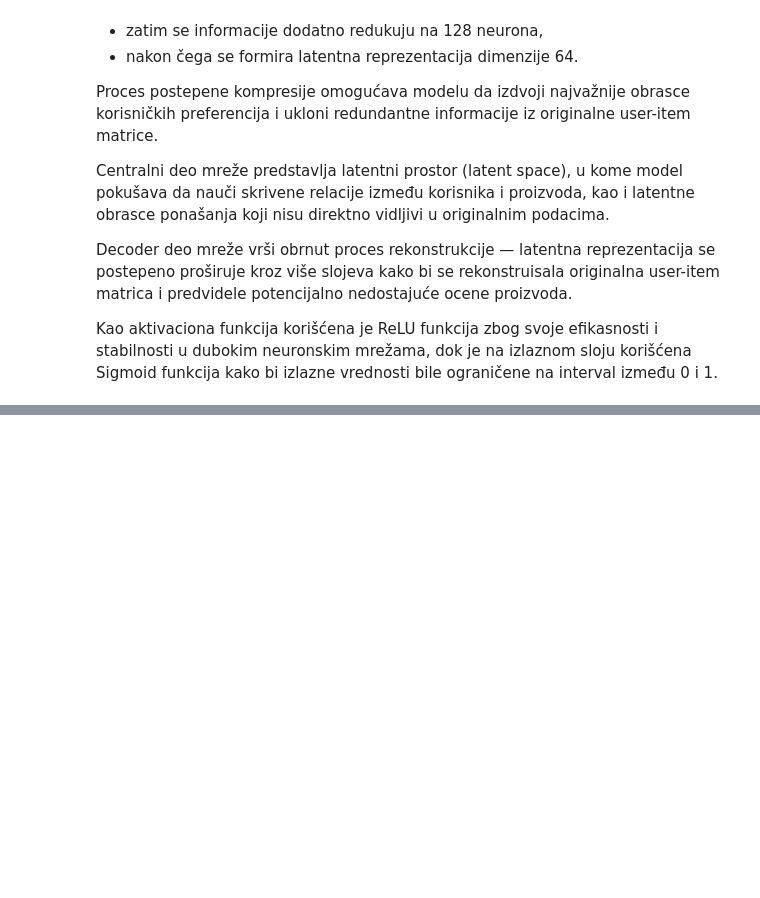
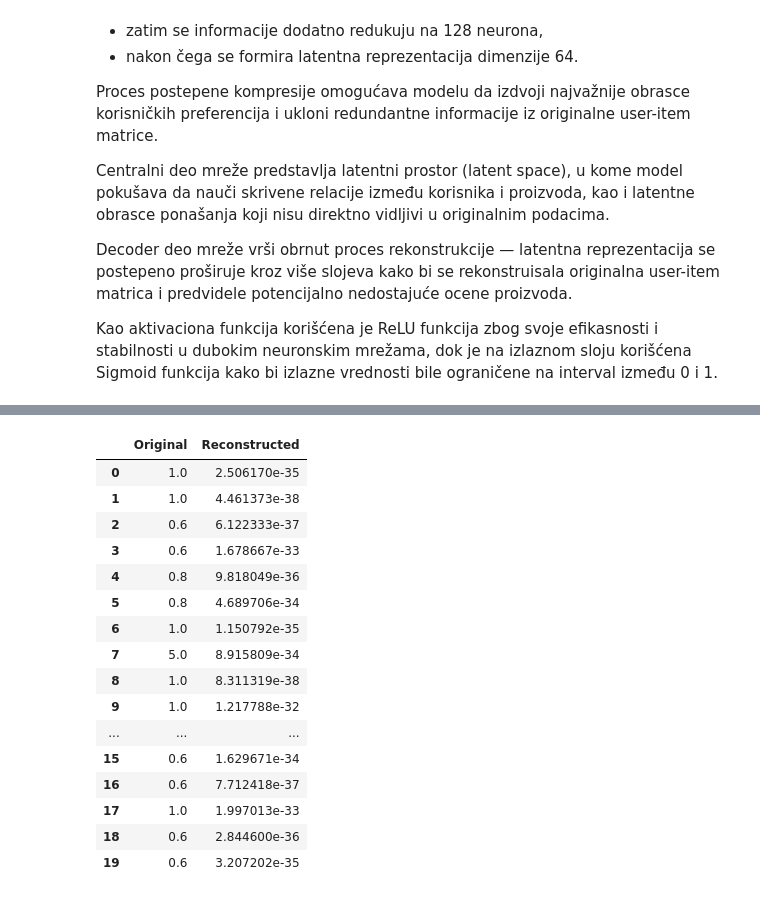
Before and after one commit to branka2004/preporuka_proizvoda_u_elektronskoj_trgovini, a Jupyter notebook: preporuka_proizvoda_autoencoder.ipynb, the cells around one changed output, grey strips where cells are left out. Saved outputs shown, nothing was run; the diff lists cells and outputs as text; code cells hidden in the pictures; blank space fills up the shorter version.

```diff
--- a/preporuka_proizvoda_autoencoder.ipynb
+++ b/preporuka_proizvoda_autoencoder.ipynb
@@ -478,0 +705,34 @@ Kao aktivaciona funkcija korišćena je ReLU funkcija zbog svoje efikasnosti i s
+# %%
+# Prikaz proizvoda koje je korisnik ocenio
+
+sample_user = 0
+
+# Indeksi gde postoje ocene
+rated_indices = np.where(original[sample_user] > 0)[0]
+
+comparison_df = pd.DataFrame({
+    "Original": original[sample_user][rated_indices][:20],
+    "Reconstructed": reconstructed[sample_user][rated_indices][:20]
+})
+
+comparison_df
+
+comparison_df
+# %% [output]
+|  | Original | Reconstructed |
+| 0 | 1.0 | 2.506170e-35 |
+| 1 | 1.0 | 4.461373e-38 |
+| 2 | 0.6 | 6.122333e-37 |
+| 3 | 0.6 | 1.678667e-33 |
+| 4 | 0.8 | 9.818049e-36 |
+| 5 | 0.8 | 4.689706e-34 |
+| 6 | 1.0 | 1.150792e-35 |
+| 7 | 5.0 | 8.915809e-34 |
+| 8 | 1.0 | 8.311319e-38 |
+| 9 | 1.0 | 1.217788e-32 |
+| ... | ... | ... |
+| 15 | 0.6 | 1.629671e-34 |
+| 16 | 0.6 | 7.712418e-37 |
+| 17 | 1.0 | 1.997013e-33 |
+| 18 | 0.6 | 2.844600e-36 |
+| 19 | 0.6 | 3.207202e-35 |
```
Also changed, not shown: parts of 15 cells of this notebook.
